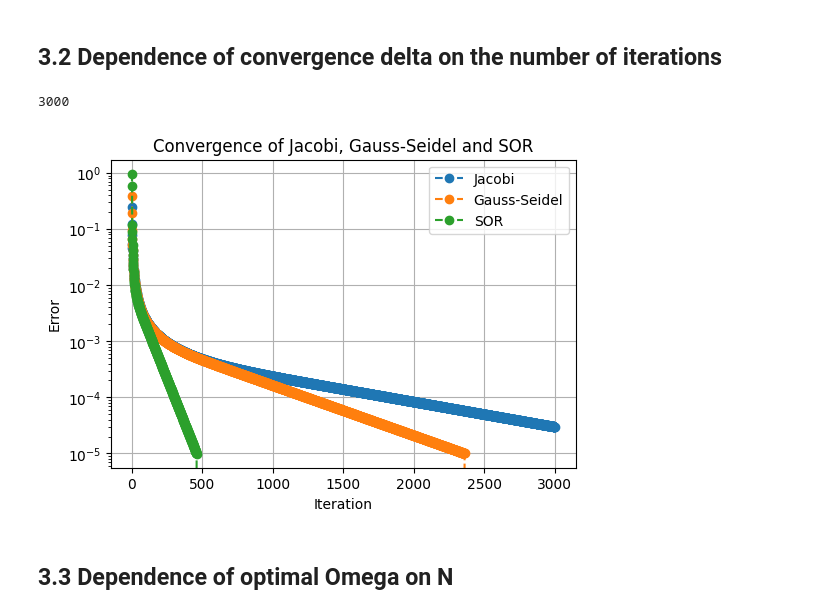
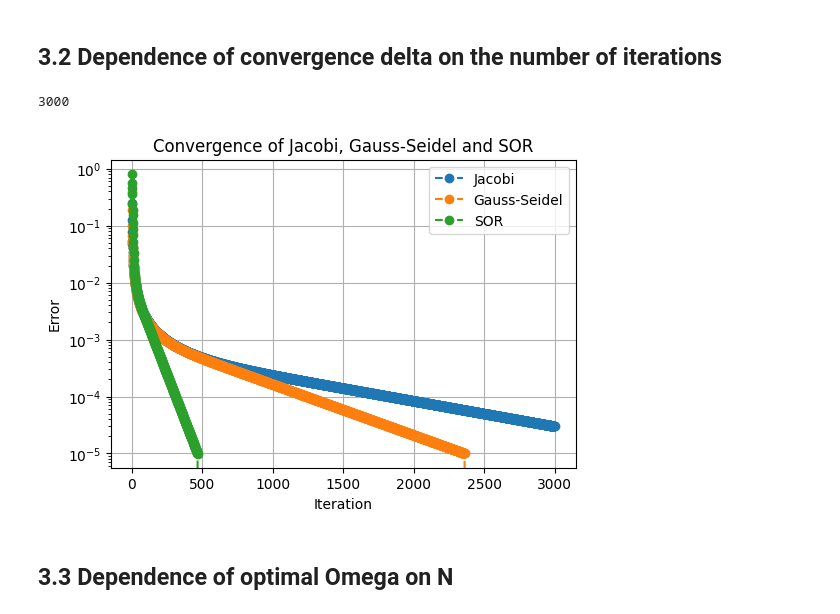
Before and after one commit to matijsv/scicomp_22, a Jupyter notebook: presentation.ipynb, the cells around one changed output. Saved outputs shown, nothing was run; the diff lists cells and outputs as text; code cells hidden in the pictures.

Commit message:
add sor black and red method

```diff
--- a/presentation.ipynb
+++ b/presentation.ipynb
@@ -217,26 +217,26 @@ clomun 0: [1.         0.97954099 0.95908292 0.93862599 0.91817038 0.89771628
 # %%
 # plot the convergence of the Jacobi, Gauss-Seidel and SOR methods
 optimized_concentration_jacbi, iteration_jacbi, delta_jacbi, delta_list_jacbi = tia.jacobi_parallel(max_iterations = 3000)
 optimized_concentration_gs, iteration_gs, delta_gs, delta_list_gs = tia.gauss_seidel_wavefront(max_iterations = 3000)
-optimized_concentration_sor, iteration_sor, delta_sor, delta_list_sor = tia.sor_wavefront(omega=1.75, max_iterations = 3000)
+optimized_concentration_sor, iteration_sor, delta_sor, delta_list_sor = tia.sor_red_black(omega=1.75, max_iterations = 3000)
 
 print(len(delta_list_jacbi))
 
 plt.figure(figsize=(6, 4))
 plt.plot(np.arange(1, len(delta_list_jacbi) + 1), delta_list_jacbi, label="Jacobi", linestyle="--", marker="o")
 plt.plot(np.arange(1, len(delta_list_gs)  + 1), delta_list_gs, label="Gauss-Seidel", linestyle="--", marker="o")
 plt.plot(np.arange(1, len(delta_list_sor) + 1), delta_list_sor, label="SOR", linestyle="--", marker="o")
 plt.yscale("log")
 plt.xlabel("Iteration")
 plt.ylabel("Error")
 plt.legend()
 plt.title("Convergence of Jacobi, Gauss-Seidel and SOR")
 plt.grid(True)
 plt.savefig("./fig/convergence_on_iterations.png")
 plt.show()
 # %% [output]
 3000
-[figure, old version]
+[figure, new version]
 # %% [markdown]
 ## 3.3 Dependence of optimal Omega on N
 # %% [markdown]
```
Also changed, not shown: parts of 1 cell of this notebook, 3 other files.
